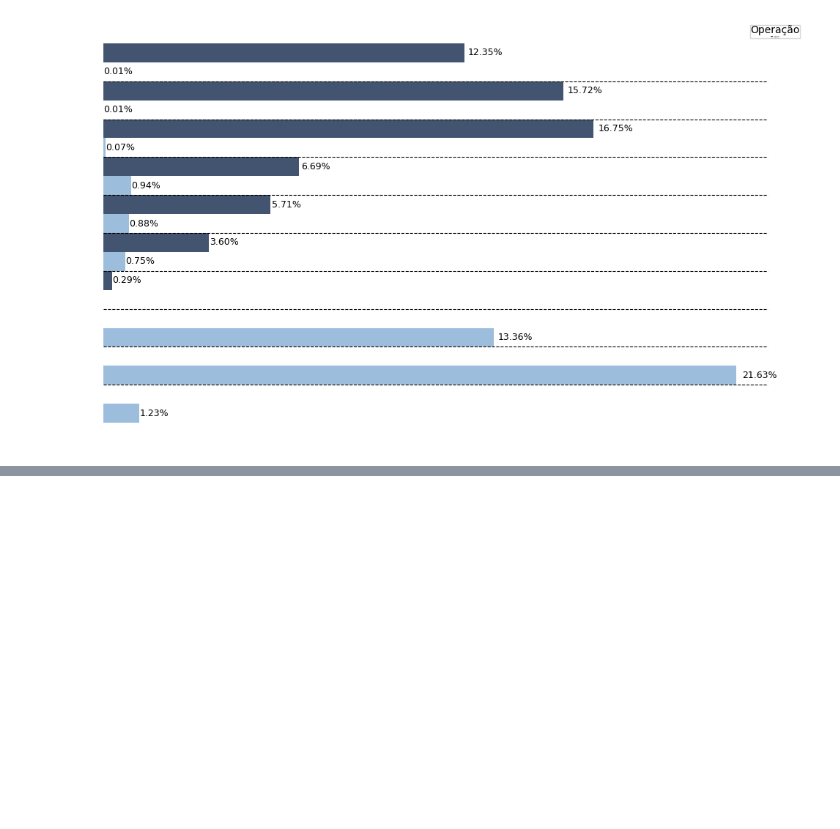
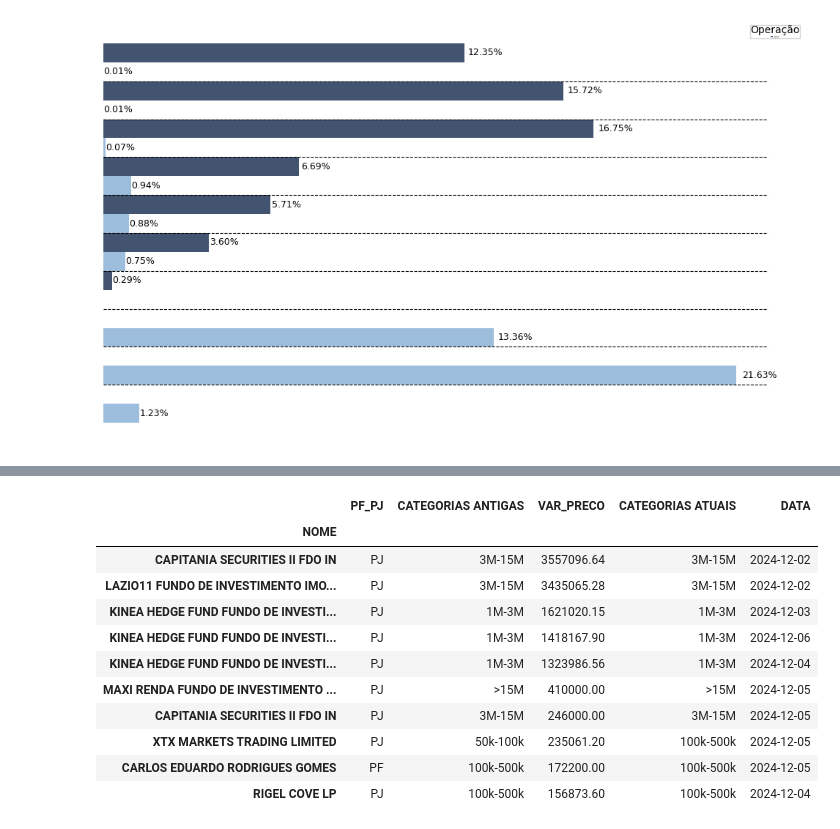
Before and after one commit to LucasFranco-guardian/Relat-rios-Passivo, a Jupyter notebook: SEMANAL.ipynb, the cells around one changed output, grey strips where cells are left out. Drawn from its saved outputs; the diff is of its cells as text; code cells hidden in the pictures; blank space fills up the shorter version.

Commit message:
MUNDANÇA_GARE

```diff
--- a/SEMANAL.ipynb
+++ b/SEMANAL.ipynb
@@ -334,0 +319,21 @@ plt.show()
+# %%
+Compra10_intraday = dfCOMPRA.sort_values(by = ['VAR_PRECO'], ascending=False).iloc[:10, :]
+Venda10_intraday = dfVENDA.sort_values(by = ['VAR_PRECO'], ascending=False).iloc[:10, :]
+# %%
+Compra10 = Compra10_intraday.drop(columns=['DOCUMENTO', 'TOTAL_NOVO', 'FINANCEIRO_ATUAL', 'FINANCEIRO_NOVO', 'Participação_sup',
+                                           'ENTRADA_GARE15', 'ENTRADA_GALG15', '% TOTAL', 'VAR_COTAS', 'CATEGORIAS', 'TOTAL_FINAL', 'OPERAÇÃO'])
+Compra10 = Compra10[['NOME', 'PF_PJ', 'CATEGORIAS ANTIGAS', 'VAR_PRECO', 'CATEGORIAS ATUAIS', 'DATA']]
+Compra10.set_index('NOME')
+# %% [output]
+|  | PF_PJ | CATEGORIAS ANTIGAS | VAR_PRECO | CATEGORIAS ATUAIS | DATA |
+| NOME |  |  |  |  |  |
+| CAPITANIA SECURITIES II FDO IN | PJ | 3M-15M | 3557096.64 | 3M-15M | 2024-12-02 |
+| LAZIO11 FUNDO DE INVESTIMENTO IMO... | PJ | 3M-15M | 3435065.28 | 3M-15M | 2024-12-02 |
+| KINEA HEDGE FUND FUNDO DE INVESTI... | PJ | 1M-3M | 1621020.15 | 1M-3M | 2024-12-03 |
+| KINEA HEDGE FUND FUNDO DE INVESTI... | PJ | 1M-3M | 1418167.90 | 1M-3M | 2024-12-06 |
+| KINEA HEDGE FUND FUNDO DE INVESTI... | PJ | 1M-3M | 1323986.56 | 1M-3M | 2024-12-04 |
+| MAXI RENDA FUNDO DE INVESTIMENTO ... | PJ | >15M | 410000.00 | >15M | 2024-12-05 |
+| CAPITANIA SECURITIES II FDO IN | PJ | 3M-15M | 246000.00 | 3M-15M | 2024-12-05 |
+| XTX MARKETS TRADING LIMITED | PJ | 50k-100k | 235061.20 | 100k-500k | 2024-12-05 |
+| CARLOS EDUARDO RODRIGUES GOMES | PF | 100k-500k | 172200.00 | 100k-500k | 2024-12-05 |
+| RIGEL COVE LP | PJ | 100k-500k | 156873.60 | 100k-500k | 2024-12-04 |
```
Also changed, not shown: parts of 4 cells of this notebook.
